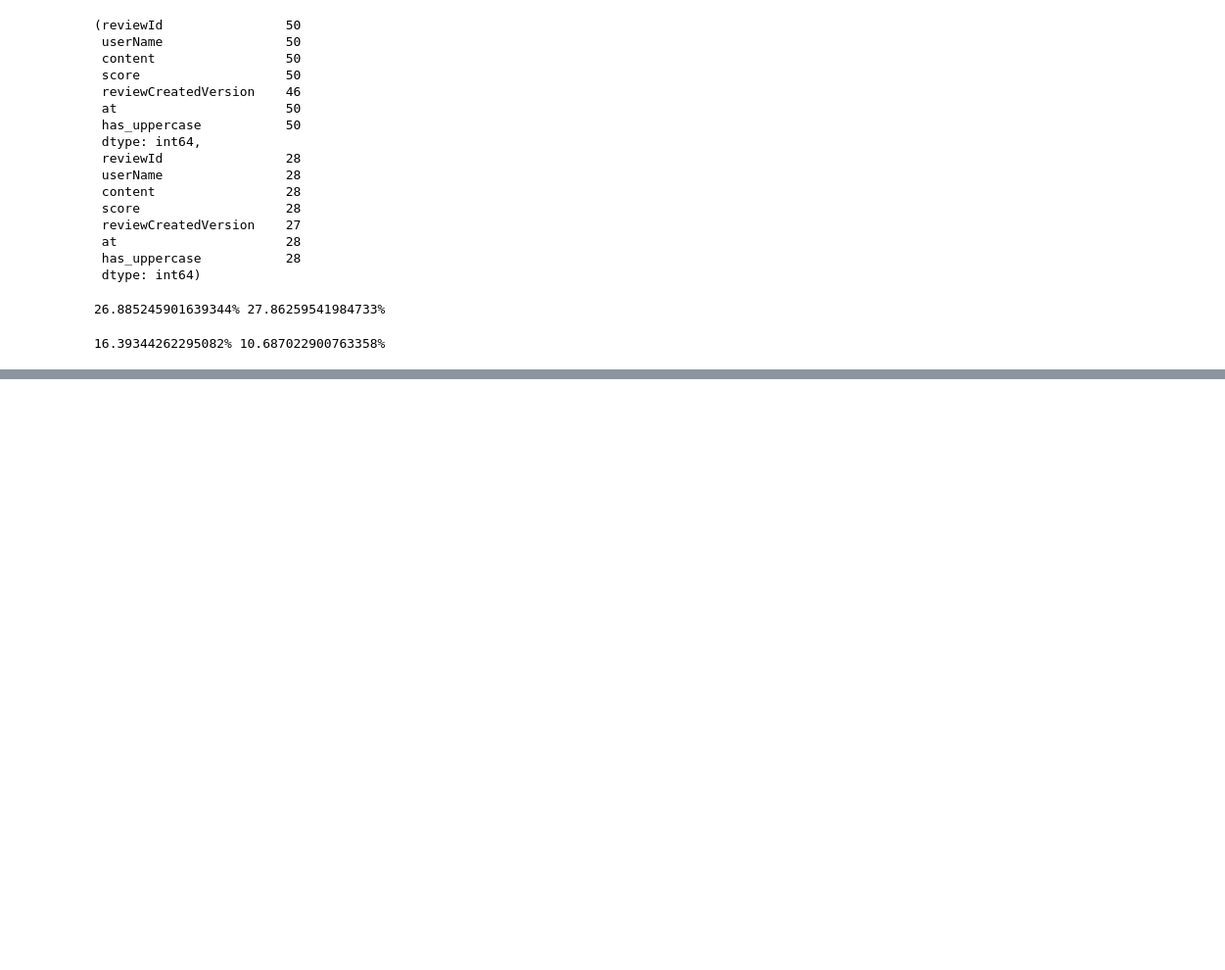
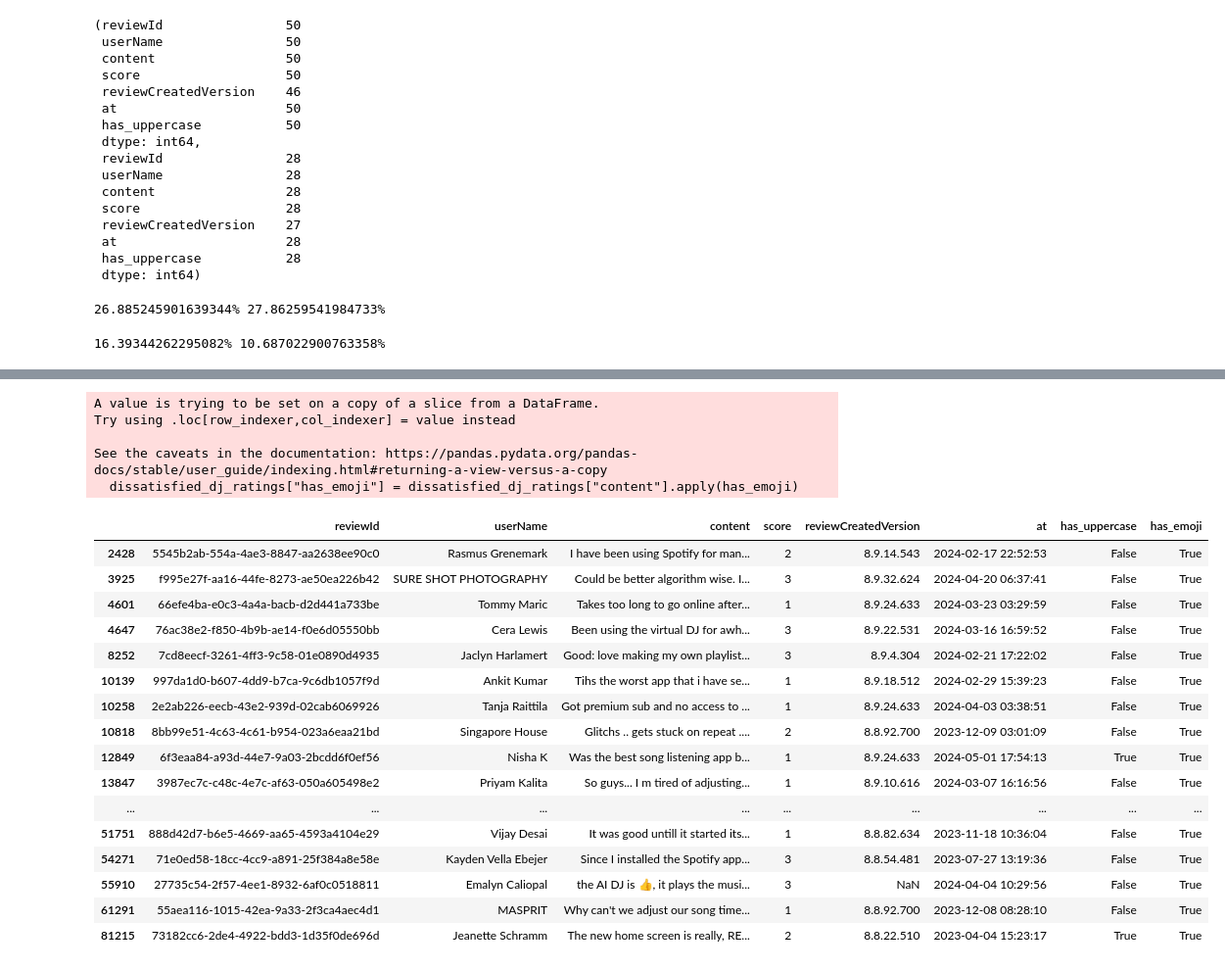
Before and after one commit to zevdavis/data_sci_project_1, a Jupyter notebook: dsp1_analysis.ipynb, the cells around one changed output, grey strips where cells are left out. Shown at 98% size. Saved outputs shown, nothing was run; the diff lists cells and outputs as text; code cells hidden in the pictures; blank space fills up the shorter version.

```diff
--- a/dsp1_analysis.ipynb
+++ b/dsp1_analysis.ipynb
@@ -277,0 +288,31 @@ print(f"{dissatisfied_uppercase_percent}%", f"{satisfied_uppercase_percent}%")
+# %%
+def has_emoji(text):
+  if emoji.emoji_count(text) >= 1:
+    return True
+  return False
+# %%
+dissatisfied_dj_ratings["has_emoji"] = dissatisfied_dj_ratings["content"].apply(has_emoji)
+dissatisfied_dj_ratings[dissatisfied_dj_ratings["has_emoji"]]
+# %% [output]
+A value is trying to be set on a copy of a slice from a DataFrame.
+Try using .loc[row_indexer,col_indexer] = value instead
+
+See the caveats in the documentation: https://pandas.pydata.org/pandas-docs/stable/user_guide/indexing.html#returning-a-view-versus-a-copy
+  dissatisfied_dj_ratings["has_emoji"] = dissatisfied_dj_ratings["content"].apply(has_emoji)
+|  | reviewId | userName | content | score | reviewCreatedVersion | at | has_uppercase | has_emoji |
+| 2428 | 5545b2ab-554a-4ae3-8847-aa2638ee90c0 | Rasmus Grenemark | I have been using Spotify for man... | 2 | 8.9.14.543 | 2024-02-17 22:52:53 | False | True |
+| 3925 | f995e27f-aa16-44fe-8273-ae50ea226b42 | SURE SHOT PHOTOGRAPHY | Could be better algorithm wise. I... | 3 | 8.9.32.624 | 2024-04-20 06:37:41 | False | True |
+| 4601 | 66efe4ba-e0c3-4a4a-bacb-d2d441a733be | Tommy Maric | Takes too long to go online after... | 1 | 8.9.24.633 | 2024-03-23 03:29:59 | False | True |
+| 4647 | 76ac38e2-f850-4b9b-ae14-f0e6d05550bb | Cera Lewis | Been using the virtual DJ for awh... | 3 | 8.9.22.531 | 2024-03-16 16:59:52 | False | True |
+| 8252 | 7cd8eecf-3261-4ff3-9c58-01e0890d4935 | Jaclyn Harlamert | Good: love making my own playlist... | 3 | 8.9.4.304 | 2024-02-21 17:22:02 | False | True |
+| 10139 | 997da1d0-b607-4dd9-b7ca-9c6db1057f9d | Ankit Kumar | Tihs the worst app that i have se... | 1 | 8.9.18.512 | 2024-02-29 15:39:23 | False | True |
+| 10258 | 2e2ab226-eecb-43e2-939d-02cab6069926 | Tanja Raittila | Got premium sub and no access to ... | 1 | 8.9.24.633 | 2024-04-03 03:38:51 | False | True |
+| 10818 | 8bb99e51-4c63-4c61-b954-023a6eaa21bd | Singapore House | Glitchs .. gets stuck on repeat .... | 2 | 8.8.92.700 | 2023-12-09 03:01:09 | False | True |
+| 12849 | 6f3eaa84-a93d-44e7-9a03-2bcdd6f0ef56 | Nisha K | Was the best song listening app b... | 1 | 8.9.24.633 | 2024-05-01 17:54:13 | True | True |
+| 13847 | 3987ec7c-c48c-4e7c-af63-050a605498e2 | Priyam Kalita | So guys... I m tired of adjusting... | 1 | 8.9.10.616 | 2024-03-07 16:16:56 | False | True |
+| ... | ... | ... | ... | ... | ... | ... | ... | ... |
+| 51751 | 888d42d7-b6e5-4669-aa65-4593a4104e29 | Vijay Desai | It was good untill it started its... | 1 | 8.8.82.634 | 2023-11-18 10:36:04 | False | True |
+| 54271 | 71e0ed58-18cc-4cc9-a891-25f384a8e58e | Kayden Vella Ebejer | Since I installed the Spotify app... | 3 | 8.8.54.481 | 2023-07-27 13:19:36 | False | True |
+| 55910 | 27735c54-2f57-4ee1-8932-6af0c0518811 | Emalyn Caliopal | the AI DJ is 👍, it plays the musi... | 3 | NaN | 2024-04-04 10:29:56 | False | True |
+| 61291 | 55aea116-1015-42ea-9a33-2f3ca4aec4d1 | MASPRIT | Why can't we adjust our song time... | 1 | 8.8.92.700 | 2023-12-08 08:28:10 | False | True |
+| 81215 | 73182cc6-2de4-4922-bdd3-1d35f0de696d | Jeanette Schramm | The new home screen is really, RE... | 2 | 8.8.22.510 | 2023-04-04 15:23:17 | True | True |
```
Also changed, not shown: parts of 17 cells of this notebook.
